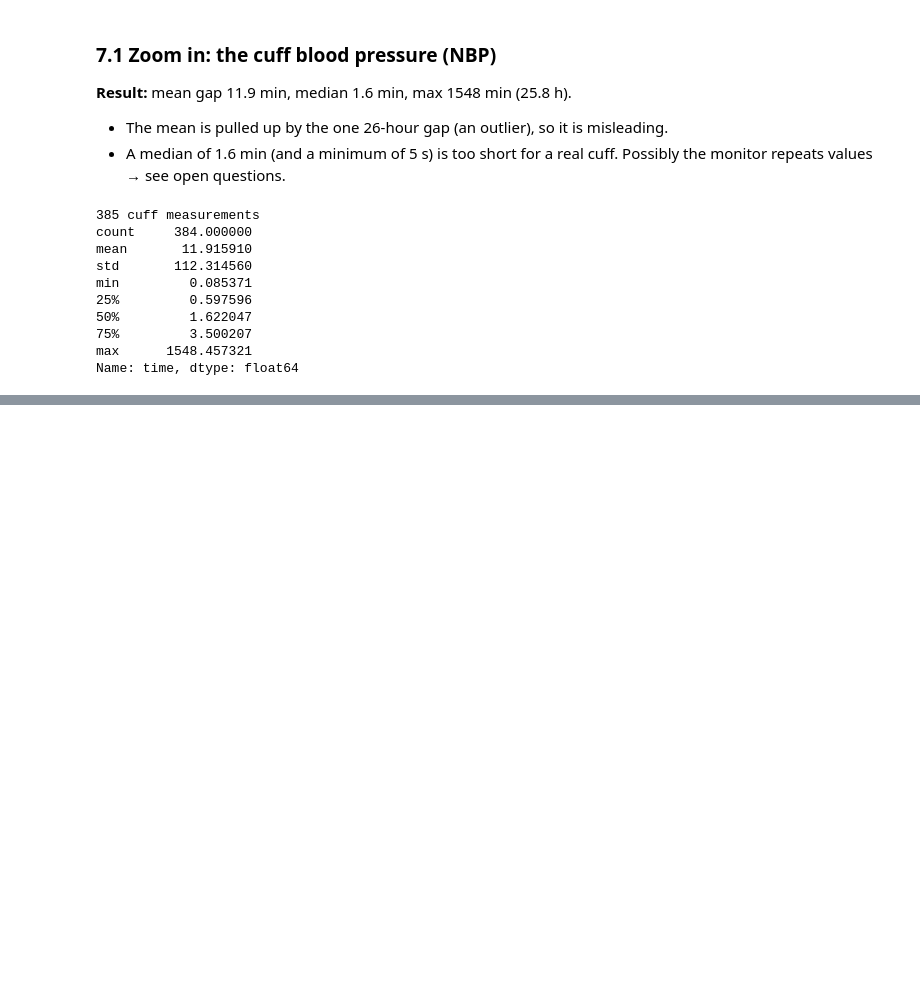
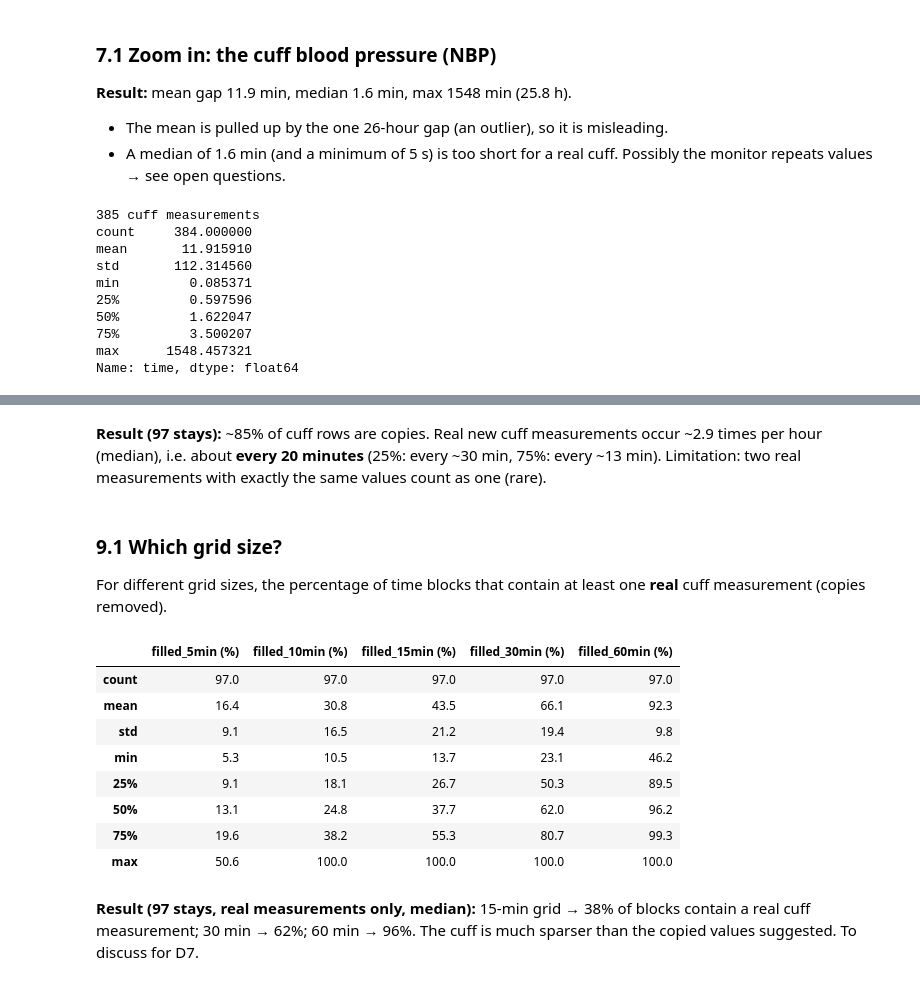
Before and after one commit to catalinabatalla/Final-project-AI-industry, a Jupyter notebook: notebooks/00_patient_selection.ipynb, the cells around one changed output, grey strips where cells are left out. Cells and saved outputs as stored; diff of their text form; code cells hidden in the pictures; blank space fills up the shorter version.

```diff
--- a/notebooks/00_patient_selection.ipynb
+++ b/notebooks/00_patient_selection.ipynb
@@ -227,0 +325,13 @@ Name: time, dtype: float64
+# %%
+candidates = coverage[(coverage["duration_h"] >= 12) & (coverage["min_coverage"] >= 70)]
+NBP_COLS = ["NBPs [mmHg]", "NBPd [mmHg]", "NBPm [mmHg]"]
+
+def new_cuff_minutes(d):
+    """Minutes since start of each REAL new cuff measurement (copies removed)."""
+    minutes = (d["time"] - d["time"].min()) / TICKS_PER_SECOND / 60
+    cuff = d.assign(m=minutes).dropna(subset=["NBPs [mmHg]"]).sort_values("time")
+    vals = cuff[[c for c in NBP_COLS if c in cuff.columns]].fillna(-1)
+    changed = vals.ne(vals.shift()).any(axis=1)
+    return minutes, cuff.loc[changed, "m"]
+
+print(len(candidates), "candidate stays")
@@ -227,0 +340,16 @@ Name: time, dtype: float64
+# %%
+rep = []
+for f in candidates["file"]:
+    d = pd.read_csv(os.path.join(DATA_DIR, f), usecols=lambda c: c == "time" or c in NBP_COLS)
+    minutes, new_minutes = new_cuff_minutes(d)
+    cuff_rows = d["NBPs [mmHg]"].notna().sum()
+    rep.append({
+        "file": f,
+        "cuff_rows": cuff_rows,
+        "new_values": len(new_minutes),
+        "repeats (%)": 100 * (1 - len(new_minutes) / cuff_rows),
+        "new_per_hour": len(new_minutes) / (minutes.max() / 60),
+    })
+
+repeats = pd.DataFrame(rep)
+repeats.describe().round(1)
@@ -227,0 +366,33 @@ Name: time, dtype: float64
+# %% [markdown]
+**Result (97 stays):** ~85% of cuff rows are copies. Real new cuff measurements occur ~2.9 times per hour (median), i.e. about **every 20 minutes** (25%: every ~30 min, 75%: every ~13 min).
+Limitation: two real measurements with exactly the same values count as one (rare).
+# %% [markdown]
+### 9.1 Which grid size?
+For different grid sizes, the percentage of time blocks that contain at least one **real** cuff measurement (copies removed).
+# %%
+grids = [5, 10, 15, 30, 60]
+
+results = []
+for f in candidates["file"]:
+    d = pd.read_csv(os.path.join(DATA_DIR, f), usecols=lambda c: c == "time" or c in NBP_COLS)
+    minutes, new_minutes = new_cuff_minutes(d)
+    row = {"file": f}
+    for g in grids:
+        n_blocks = int(minutes.max() // g) + 1
+        row[f"filled_{g}min (%)"] = 100 * (new_minutes // g).nunique() / n_blocks
+    results.append(row)
+
+grid_check = pd.DataFrame(results)
+grid_check.describe().round(1)
+# %% [output]
+|  | filled_5min (%) | filled_10min (%) | filled_15min (%) | filled_30min (%) | filled_60min (%) |
+| count | 97.0 | 97.0 | 97.0 | 97.0 | 97.0 |
+| mean | 16.4 | 30.8 | 43.5 | 66.1 | 92.3 |
+| std | 9.1 | 16.5 | 21.2 | 19.4 | 9.8 |
+| min | 5.3 | 10.5 | 13.7 | 23.1 | 46.2 |
+| 25% | 9.1 | 18.1 | 26.7 | 50.3 | 89.5 |
+| 50% | 13.1 | 24.8 | 37.7 | 62.0 | 96.2 |
+| 75% | 19.6 | 38.2 | 55.3 | 80.7 | 99.3 |
+| max | 50.6 | 100.0 | 100.0 | 100.0 | 100.0 |
+# %% [markdown]
+**Result (97 stays, real measurements only, median):** 15-min grid → 38% of blocks contain a real cuff measurement; 30 min → 62%; 60 min → 96%. The cuff is much sparser than the copied values suggested. To discuss for D7.
```
Also changed, not shown: parts of 12 cells of this notebook, 1 other file.
